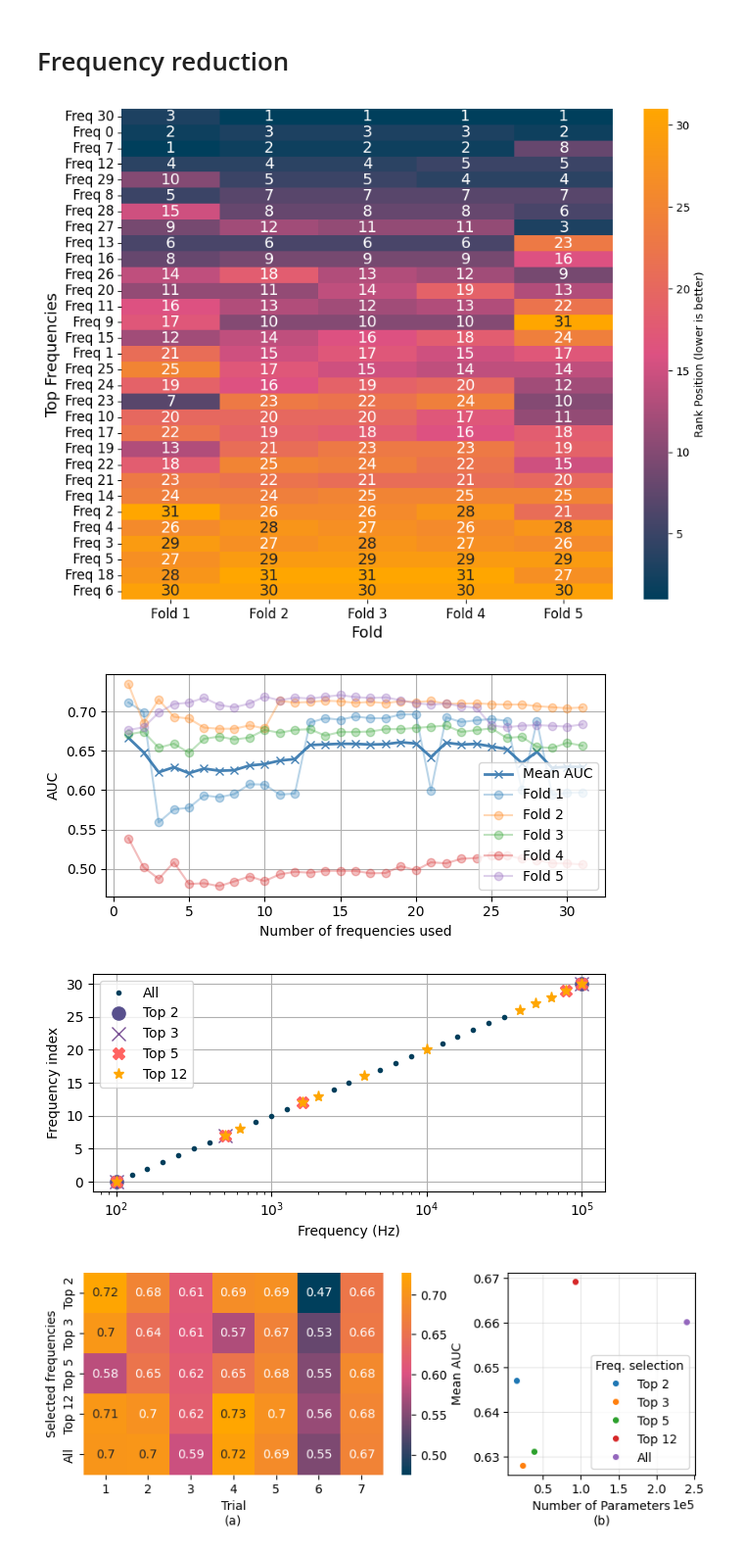
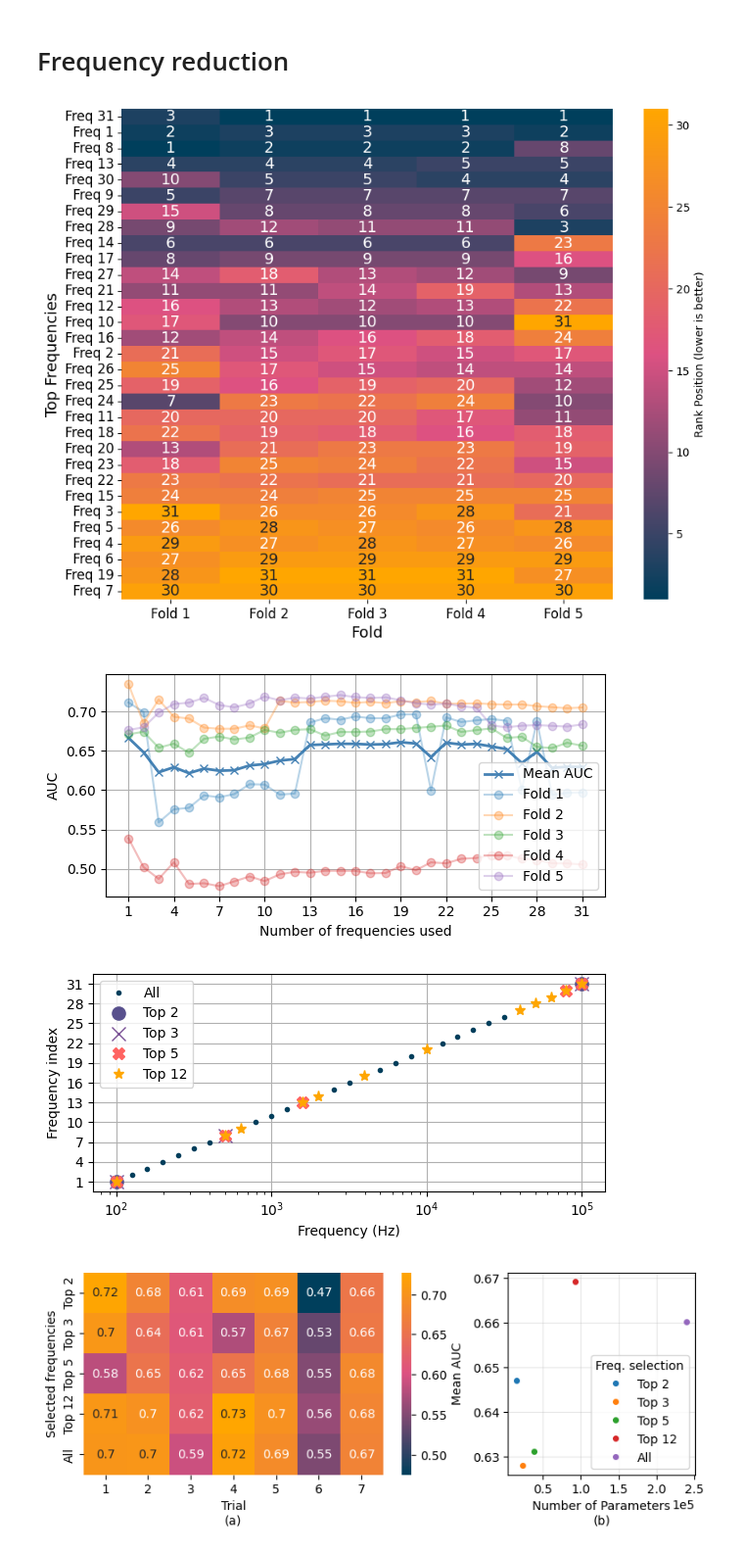
Before and after one commit to EITLabworks/IIVV-Evaluation, a Jupyter notebook: Statistics-and-figures.ipynb, the cells around one changed output. Shown at 98% size. Cells and saved outputs as stored; diff of their text form; code cells hidden in the pictures.

```diff
--- a/Statistics-and-figures.ipynb
+++ b/Statistics-and-figures.ipynb
@@ -99,7 +99,7 @@ def plot_fold_rankings(fold_rankings_dict, top_n_freqs=20, class_task="unnamed")
             cmap=cmap_gradient,
             cbar_kws={"label": "Rank Position (lower is better)"},
             xticklabels=[f"Fold {i+1}" for i in range(n_folds)],
-            yticklabels=[f"Freq {f}" for f in composite_ranking],
+            yticklabels=[f"Freq {f+1}" for f in composite_ranking],
             annot_kws={"fontsize": 14},
         )
         plt.xlabel("Fold", fontsize=14)
@@ -124,7 +124,7 @@ fold_rankings_dict = {
 
 plot_fold_rankings(fold_rankings_dict, top_n_freqs=31, class_task=class_task)
 # %% [output]
-[figure, old version]
+[figure, new version]
 # %%
 # Plot AUC vs number of frequencies
 plt.figure(figsize=(6, 3))
@@ -148,6 +148,7 @@ for fold_idx in range(5):
     )
 
 plt.xlabel("Number of frequencies used")
+plt.xticks(range(1, 31 + 1,3))
 plt.ylabel("AUC")
 plt.grid(True)
 plt.legend(loc="lower right")
@@ -155,7 +156,7 @@ plt.tight_layout()
 plt.savefig(f"results/baselineaucs_{class_task}.pdf", bbox_inches="tight")
 plt.show()
 # %% [output]
-[figure, old version]
+[figure, new version]
 # %%
 freq_idx, freq_list = get_freqs(plot=False)
 # %%
@@ -165,21 +166,22 @@ top_5 = top_freqs_baseline[:5]
 top_12 = top_freqs_baseline[:12]
 # %%
 plt.figure(figsize=(6, 3))
-plt.plot(freq_list[freq_idx], freq_idx, ".", c="#003F5C", ms=6, label="All")
-plt.plot(freq_list[top_2], top_2, "o", c="#58508D", ms=9.5, label="Top 2")
-plt.plot(freq_list[top_3], top_3, "x", c="#7A5195", ms=9.5, label="Top 3")
-plt.plot(freq_list[top_5], top_5, "X", c="#FF6361", ms=8, label="Top 5")
-plt.plot(freq_list[top_12], top_12, "*", c="#FFA600", ms=8, label="Top 12")
+plt.plot(freq_list[freq_idx], freq_idx+1, ".", c="#003F5C", ms=6, label="All")
+plt.plot(freq_list[top_2], top_2+1, "o", c="#58508D", ms=9.5, label="Top 2")
+plt.plot(freq_list[top_3], top_3+1, "x", c="#7A5195", ms=9.5, label="Top 3")
+plt.plot(freq_list[top_5], top_5+1, "X", c="#FF6361", ms=8, label="Top 5")
+plt.plot(freq_list[top_12], top_12+1, "*", c="#FFA600", ms=8, label="Top 12")
 plt.legend()
 plt.grid()
 plt.xlabel("Frequency (Hz)")
+plt.yticks(range(1, 31 + 1,3))
 plt.xscale("log")
 plt.ylabel("Frequency index")
 plt.tight_layout()
 plt.savefig(f"results/freq_topX_{class_task}.pdf", bbox_inches="tight")
 plt.show()
 # %% [output]
-[figure, old version]
+[figure, new version]
 # %%
 df_results = pd.read_csv(f"results/freq-analysis_{class_task}.csv")
 df_params = pd.read_csv(f"results/freq-analysis_{class_task}_params.csv")
```
Also changed, not shown: parts of 3 cells of this notebook, 3 other files.
